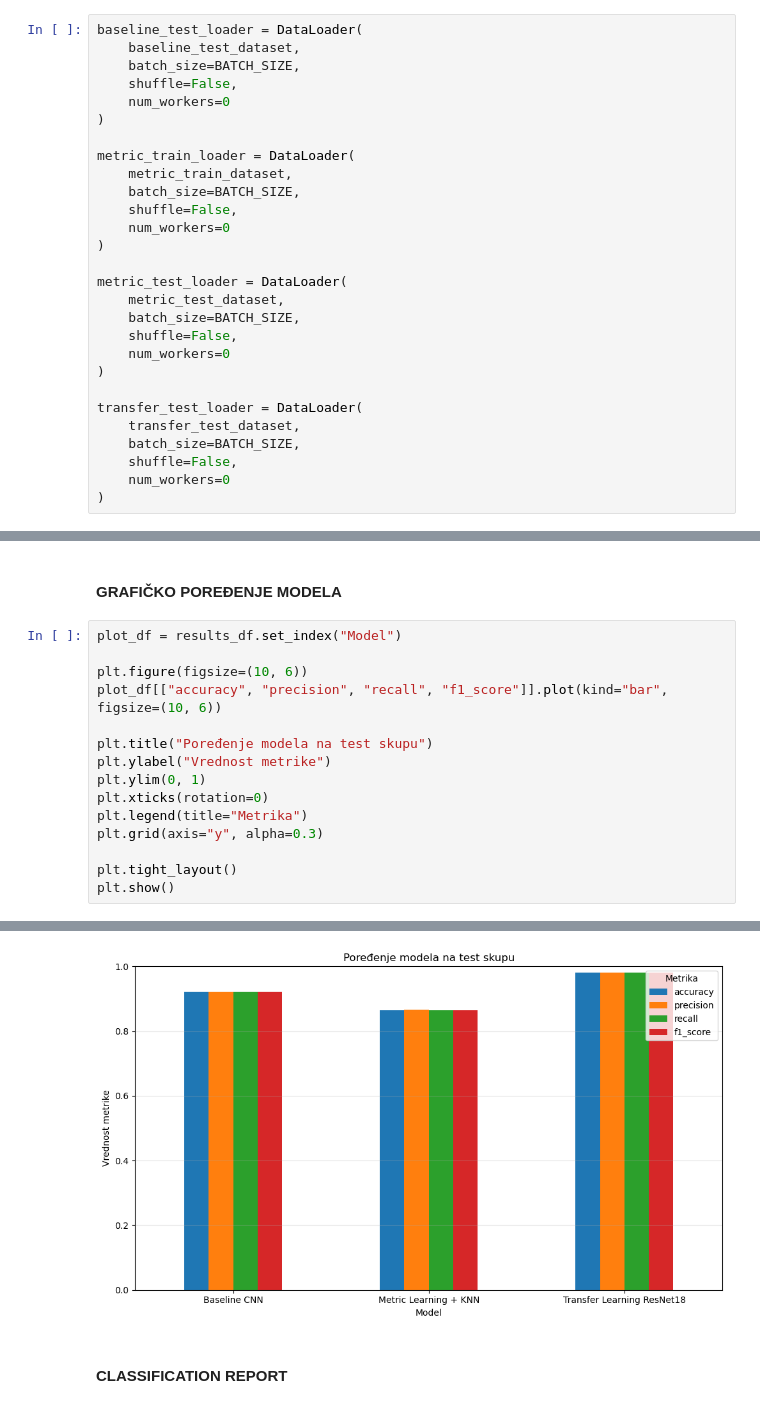
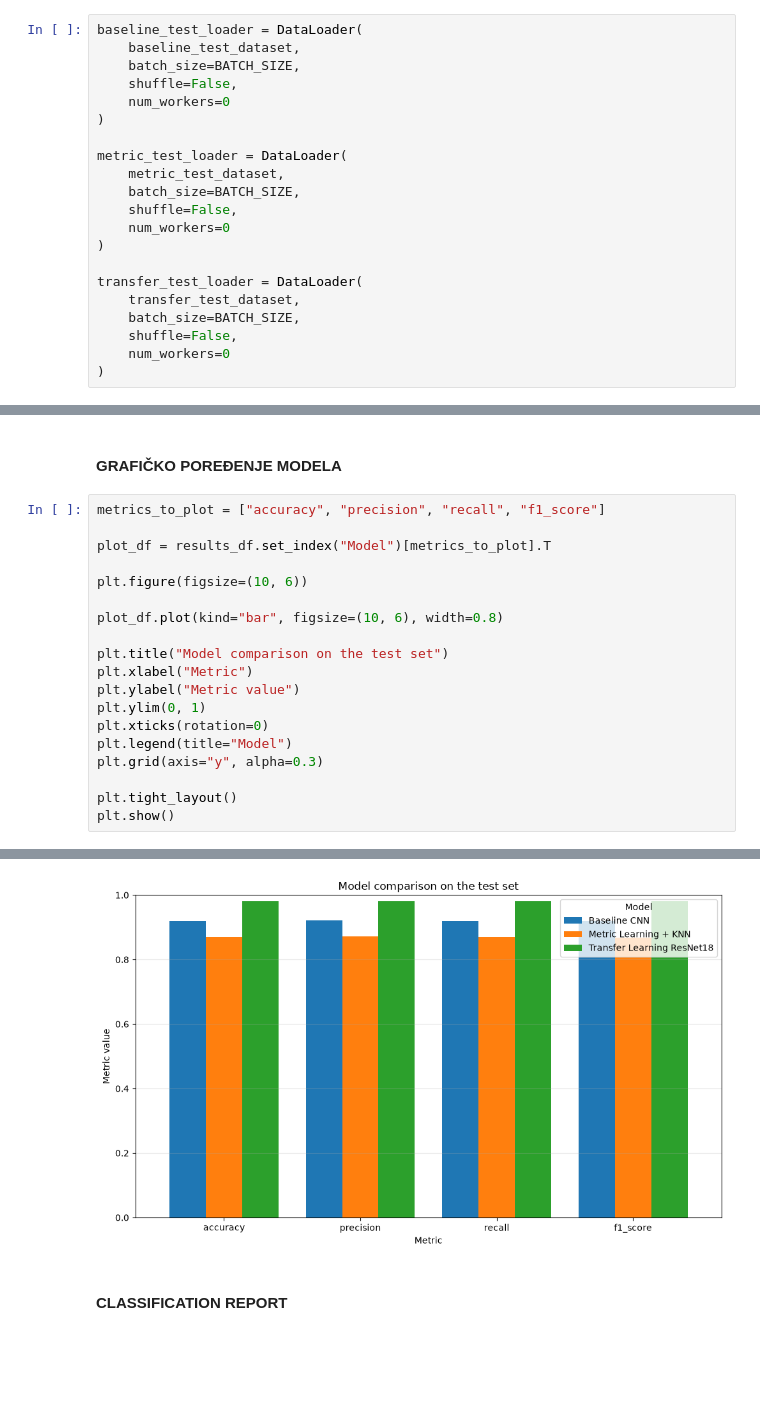
Before and after one commit to majasakovic/ML_projekat, a Jupyter notebook: notebooks/05_model_comparison.ipynb, the cells around one changed output, grey strips where cells are left out. Cells and saved outputs as stored; diff of their text form; blank space fills up the shorter version.

```diff
--- a/notebooks/05_model_comparison.ipynb
+++ b/notebooks/05_model_comparison.ipynb
@@ -221,13 +203,6 @@ Test size: 1000
 # %%
 baseline_test_loader = DataLoader(
     baseline_test_dataset,
-    batch_size=BATCH_SIZE,
-    shuffle=False,
-    num_workers=0
-)
-
-metric_train_loader = DataLoader(
-    metric_train_dataset,
     batch_size=BATCH_SIZE,
     shuffle=False,
     num_workers=0
@@ -535,23 +498,27 @@ results_df
 # %% [markdown]
 #### GRAFIČKO POREĐENJE MODELA
 # %%
-plot_df = results_df.set_index("Model")
+metrics_to_plot = ["accuracy", "precision", "recall", "f1_score"]
+
+plot_df = results_df.set_index("Model")[metrics_to_plot].T
 
 plt.figure(figsize=(10, 6))
-plot_df[["accuracy", "precision", "recall", "f1_score"]].plot(kind="bar", figsize=(10, 6))
 
-plt.title("Poređenje modela na test skupu")
-plt.ylabel("Vrednost metrike")
+plot_df.plot(kind="bar", figsize=(10, 6), width=0.8)
+
+plt.title("Model comparison on the test set")
+plt.xlabel("Metric")
+plt.ylabel("Metric value")
 plt.ylim(0, 1)
 plt.xticks(rotation=0)
-plt.legend(title="Metrika")
+plt.legend(title="Model")
 plt.grid(axis="y", alpha=0.3)
 
 plt.tight_layout()
 plt.show()
 # %% [output]
 <Figure size 1000x600 with 0 Axes>
-[figure, old version]
+[figure, new version]
 # %% [markdown]
 #### CLASSIFICATION REPORT
 # %% [markdown]
```
Also changed, not shown: parts of 15 cells of this notebook, 1 other file.
